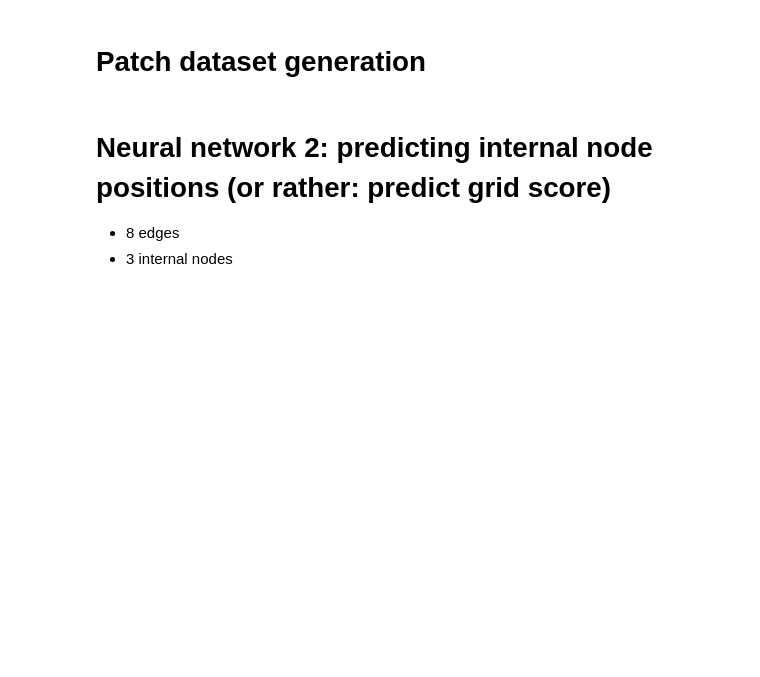
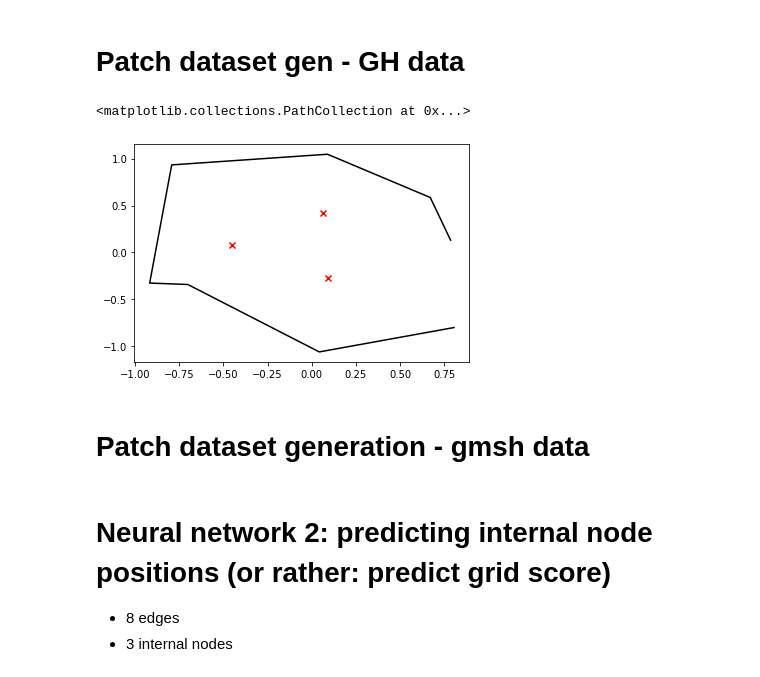
Before and after one commit to Siljekka/GrasshopperMeshAI, a Jupyter notebook: MeshPoints/MachineLearning/nn2_8gon.ipynb, the cells around one changed output. Cells and saved outputs as stored; diff of their text form; code cells hidden in the pictures; blank space fills up the shorter version.

```diff
--- a/MeshPoints/MachineLearning/nn2_8gon.ipynb
+++ b/MeshPoints/MachineLearning/nn2_8gon.ipynb
@@ -19,5 +11,39 @@ dataset = df.drop(['target_edge_length', 'internal_nodes'], axis=1)
+# %% [markdown]
+# Patch dataset gen - GH data
+# %%
+internal_count = 3
+edge_count = 8
+avg_quality = 0.67
+
+df = pd.read_csv('data/8-gon-gh-dataset.csv')
+# df = df[df.avgQuality > 0.65].dropna(axis=1, how='all')
+df = df[df.avgQuality > avg_quality]
+good_data = pd.isnull(df['dum1'])
+
+df = df[good_data].dropna(axis=1, how='all')
+dataset = df.drop(columns = 'avgQuality')
+
+
+new_csv_path = "data/8-gon-patch-gh-3-internal.csv"
+generate_patch_collection_and_write_to_csv(dataset, new_csv_path, edge_count=edge_count,internal_count=internal_count)
+# %%
+#==========================
+#     Visualization
+#==========================
+max_row = dataset.iloc[2373].to_numpy()
+mr_b = max_row[:-6]
+mr_i = max_row[-6:]
+
+bx, by = mr_b[::2], mr_b[1::2]
+ix, iy = mr_i[::2], mr_i[1::2]
+
+plt.plot(bx, by, 'k')
+plt.scatter(ix, iy, c='r', marker='x')
+# %% [output]
+<matplotlib.collections.PathCollection at 0x...>
+[figure, added]
 # %% [markdown]
-# Patch dataset generation
+# Patch dataset generation - gmsh data
 # %%
 internal_count = 3
 edge_count = 8
```
Also changed, not shown: parts of 5 cells of this notebook.
